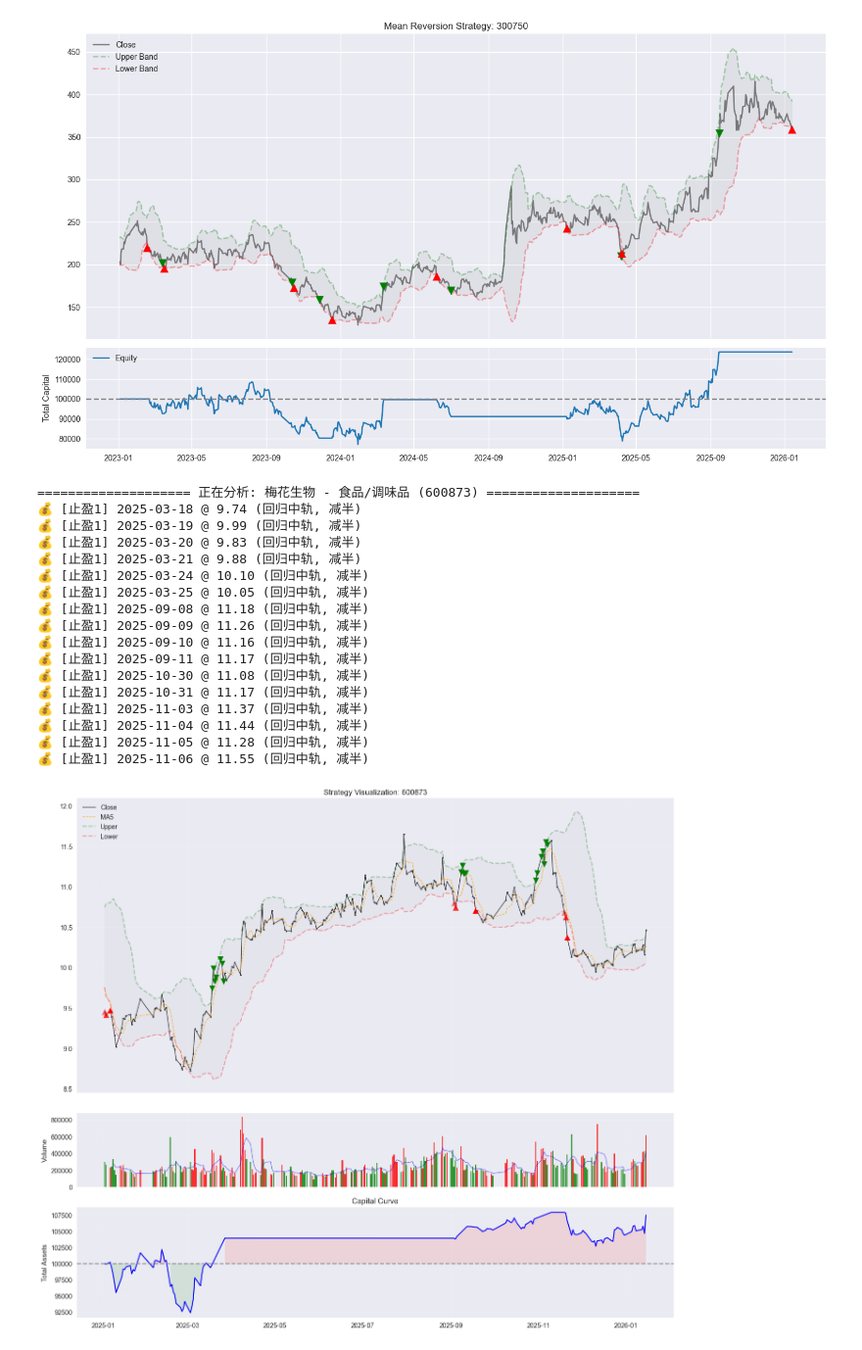
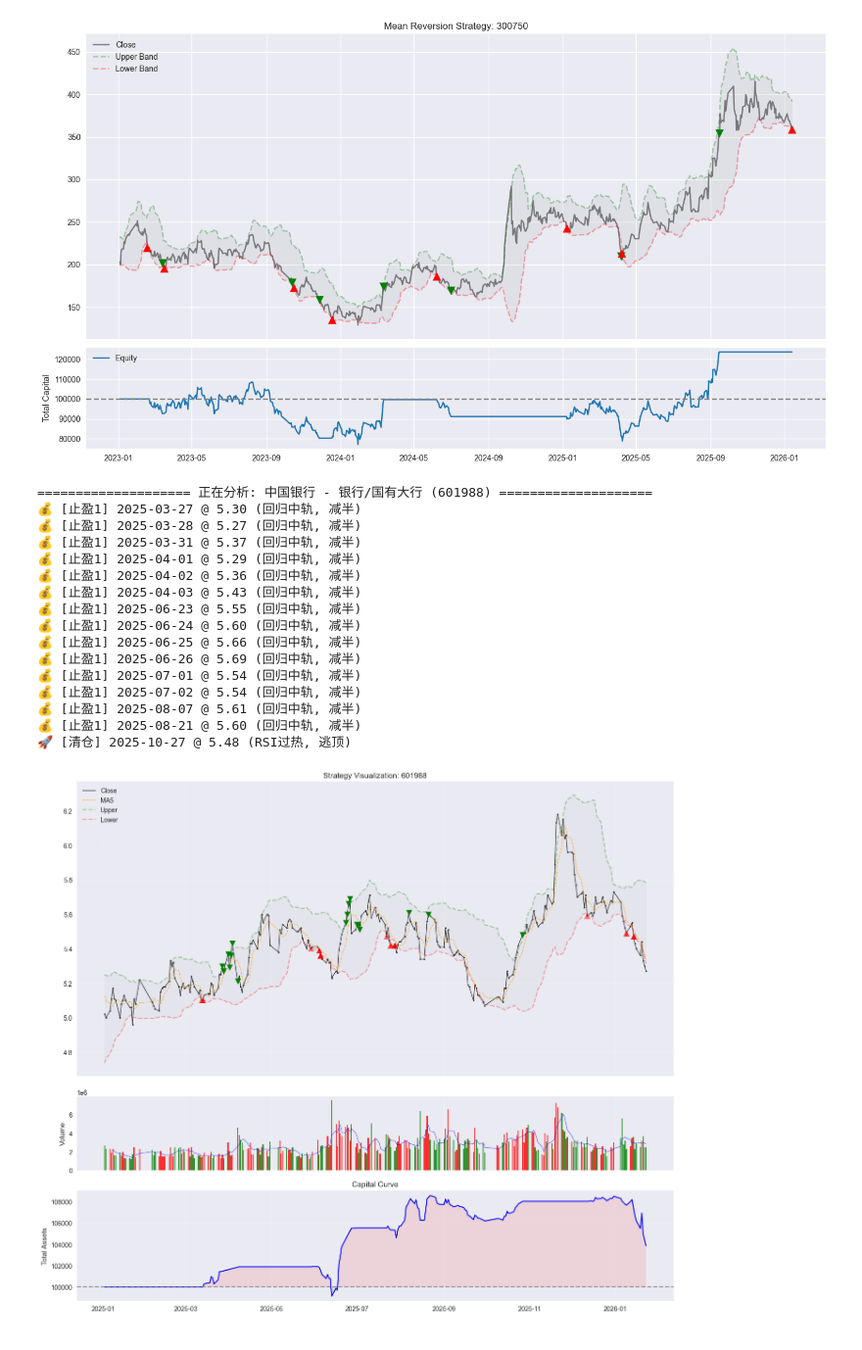
Before and after one commit to ZhangZhHua/AlphaHunter, a Jupyter notebook: strategy_validate.ipynb, the cells around one changed output. Shown at 98% size. Saved outputs shown, nothing was run; the diff lists cells and outputs as text; code cells hidden in the pictures.

```diff
--- a/strategy_validate.ipynb
+++ b/strategy_validate.ipynb
@@ -485,49 +485,49 @@ if __name__ == "__main__":
     #     ("600104", "上汽集团 - 汽车/传统车企"),
     #     ("600886", "国投电力 - 电力/绿电"),
     #     ("600919", "江苏银行 - 银行/区域龙头"),
     #     ("603565", "中谷物流 - 物流/内贸集运"),
     #     ("601988", "中国银行 - 银行/国有大行"),
     #     ("600027", "华电国际 - 电力/火电转型"),
     #     ("002948", "青岛银行 - 银行/城商行"),
     # ]
 
     # 观望名单
     test_list = [
         # ("601818", "光大银行 - 银行/大型银行"),
         # ("601668", "中国建筑 - 建筑工程/龙头"),
         # ("000725", "京东方A - 显示/龙头"),
         # ("600010", "包钢股份 - 钢铁/资源"),
         # ("600398", "海澜之家 - 服饰/高端服饰"),
         # ("601877", "正泰电器 - 电器/电器设备"),
         # ("603565", "中谷物流 - 物流/内贸集运"),
         # ("601158", "重庆水务 - 水务/城市公用"),
         # ("600104", "上汽集团 - 汽车/传统车企"),
-        ("600873", "梅花生物 - 食品/调味品"),
+        # ("600873", "梅花生物 - 食品/调味品"),
         # ("002415", "海康威视 - AI/安防龙头"),
+        ("601988", "中国银行 - 银行/国有大行"),
 
     ]
     import time
     for symbol, name in test_list:
         print(f"\n{'='*20} 正在分析: {name} ({symbol}) {'='*20}")
         strategy = ScaleTradingStrategy(symbol, "2025-01-01")
         strategy.run()
         time.sleep(0.2)  # 网络防封
 # %% [output]
-==================== 正在分析: 梅花生物 - 食品/调味品 (600873) ====================
-💰 [止盈1] 2025-03-18 @ 9.74 (回归中轨, 减半)
-💰 [止盈1] 2025-03-19 @ 9.99 (回归中轨, 减半)
-💰 [止盈1] 2025-03-20 @ 9.83 (回归中轨, 减半)
-💰 [止盈1] 2025-03-21 @ 9.88 (回归中轨, 减半)
-💰 [止盈1] 2025-03-24 @ 10.10 (回归中轨, 减半)
-💰 [止盈1] 2025-03-25 @ 10.05 (回归中轨, 减半)
-💰 [止盈1] 2025-09-08 @ 11.18 (回归中轨, 减半)
-💰 [止盈1] 2025-09-09 @ 11.26 (回归中轨, 减半)
-💰 [止盈1] 2025-09-10 @ 11.16 (回归中轨, 减半)
-💰 [止盈1] 2025-09-11 @ 11.17 (回归中轨, 减半)
-💰 [止盈1] 2025-10-30 @ 11.08 (回归中轨, 减半)
-💰 [止盈1] 2025-10-31 @ 11.17 (回归中轨, 减半)
-💰 [止盈1] 2025-11-03 @ 11.37 (回归中轨, 减半)
-💰 [止盈1] 2025-11-04 @ 11.44 (回归中轨, 减半)
-💰 [止盈1] 2025-11-05 @ 11.28 (回归中轨, 减半)
-💰 [止盈1] 2025-11-06 @ 11.55 (回归中轨, 减半)
+==================== 正在分析: 中国银行 - 银行/国有大行 (601988) ====================
+💰 [止盈1] 2025-03-27 @ 5.30 (回归中轨, 减半)
+💰 [止盈1] 2025-03-28 @ 5.27 (回归中轨, 减半)
+💰 [止盈1] 2025-03-31 @ 5.37 (回归中轨, 减半)
+💰 [止盈1] 2025-04-01 @ 5.29 (回归中轨, 减半)
+💰 [止盈1] 2025-04-02 @ 5.36 (回归中轨, 减半)
+💰 [止盈1] 2025-04-03 @ 5.43 (回归中轨, 减半)
+💰 [止盈1] 2025-06-23 @ 5.55 (回归中轨, 减半)
+💰 [止盈1] 2025-06-24 @ 5.60 (回归中轨, 减半)
+💰 [止盈1] 2025-06-25 @ 5.66 (回归中轨, 减半)
+💰 [止盈1] 2025-06-26 @ 5.69 (回归中轨, 减半)
+💰 [止盈1] 2025-07-01 @ 5.54 (回归中轨, 减半)
+💰 [止盈1] 2025-07-02 @ 5.54 (回归中轨, 减半)
+💰 [止盈1] 2025-08-07 @ 5.61 (回归中轨, 减半)
+💰 [止盈1] 2025-08-21 @ 5.60 (回归中轨, 减半)
+🚀 [清仓] 2025-10-27 @ 5.48 (RSI过热, 逃顶)
-[figure, old version]
+[figure, new version]
```
Also changed, not shown: 3 other files.
